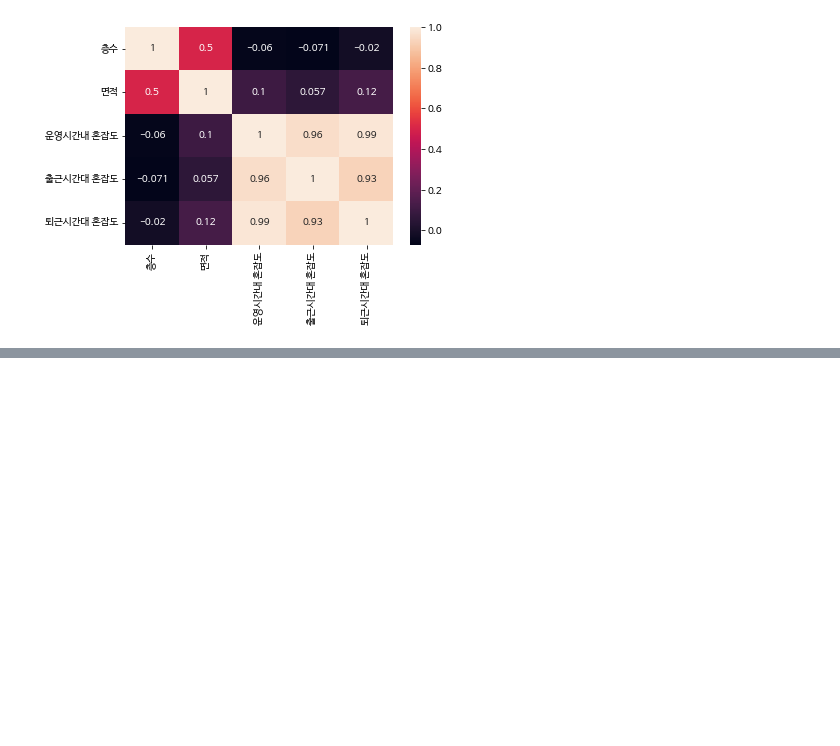
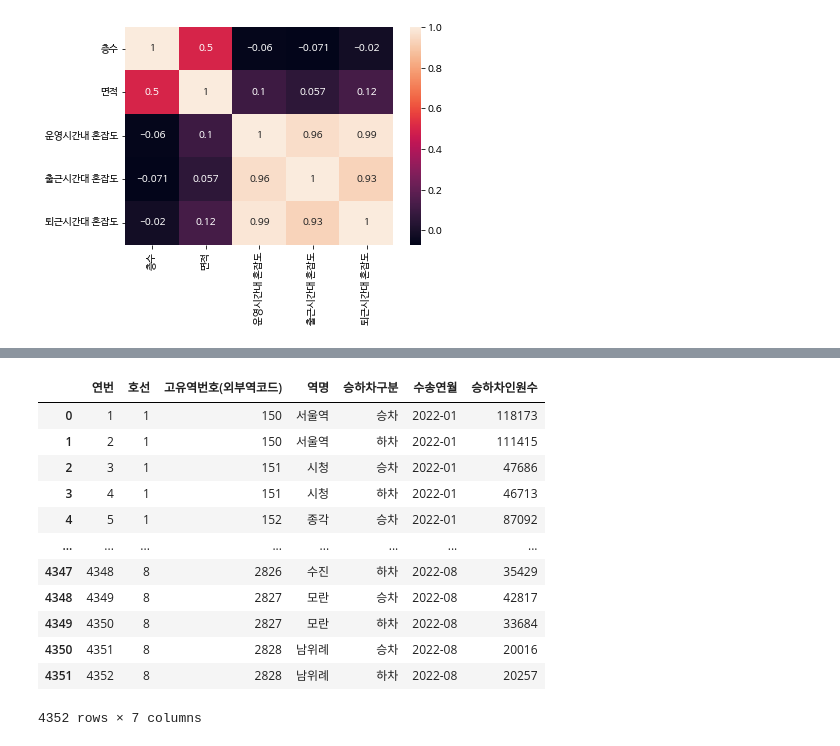
Before and after one commit to HyunJW/Subway_Analystic, a Jupyter notebook: 역사건축정보+혼잡도분석.ipynb, the cells around one changed output, grey strips where cells are left out. Saved outputs shown, nothing was run; the diff lists cells and outputs as text; code cells hidden in the pictures; blank space fills up the shorter version.

```diff
--- a/역사건축정보+혼잡도분석.ipynb
+++ b/역사건축정보+혼잡도분석.ipynb
@@ -412,0 +464,17 @@ plt.show()
+# %%
+df4=pd.read_csv("/content/역별 월별 노인 승하차인원_20220831.csv", encoding="cp949")
+df4
+# %% [output]
+|  | 연번 | 호선 | 고유역번호(외부역코드) | 역명 | 승하차구분 | 수송연월 | 승하차인원수 |
+| 0 | 1 | 1 | 150 | 서울역 | 승차 | 2022-01 | 118173 |
+| 1 | 2 | 1 | 150 | 서울역 | 하차 | 2022-01 | 111415 |
+| 2 | 3 | 1 | 151 | 시청 | 승차 | 2022-01 | 47686 |
+| 3 | 4 | 1 | 151 | 시청 | 하차 | 2022-01 | 46713 |
+| 4 | 5 | 1 | 152 | 종각 | 승차 | 2022-01 | 87092 |
+| ... | ... | ... | ... | ... | ... | ... | ... |
+| 4347 | 4348 | 8 | 2826 | 수진 | 하차 | 2022-08 | 35429 |
+| 4348 | 4349 | 8 | 2827 | 모란 | 승차 | 2022-08 | 42817 |
+| 4349 | 4350 | 8 | 2827 | 모란 | 하차 | 2022-08 | 33684 |
+| 4350 | 4351 | 8 | 2828 | 남위례 | 승차 | 2022-08 | 20016 |
+| 4351 | 4352 | 8 | 2828 | 남위례 | 하차 | 2022-08 | 20257 |
+4352 rows × 7 columns
```
Also changed, not shown: parts of 3 cells of this notebook.
